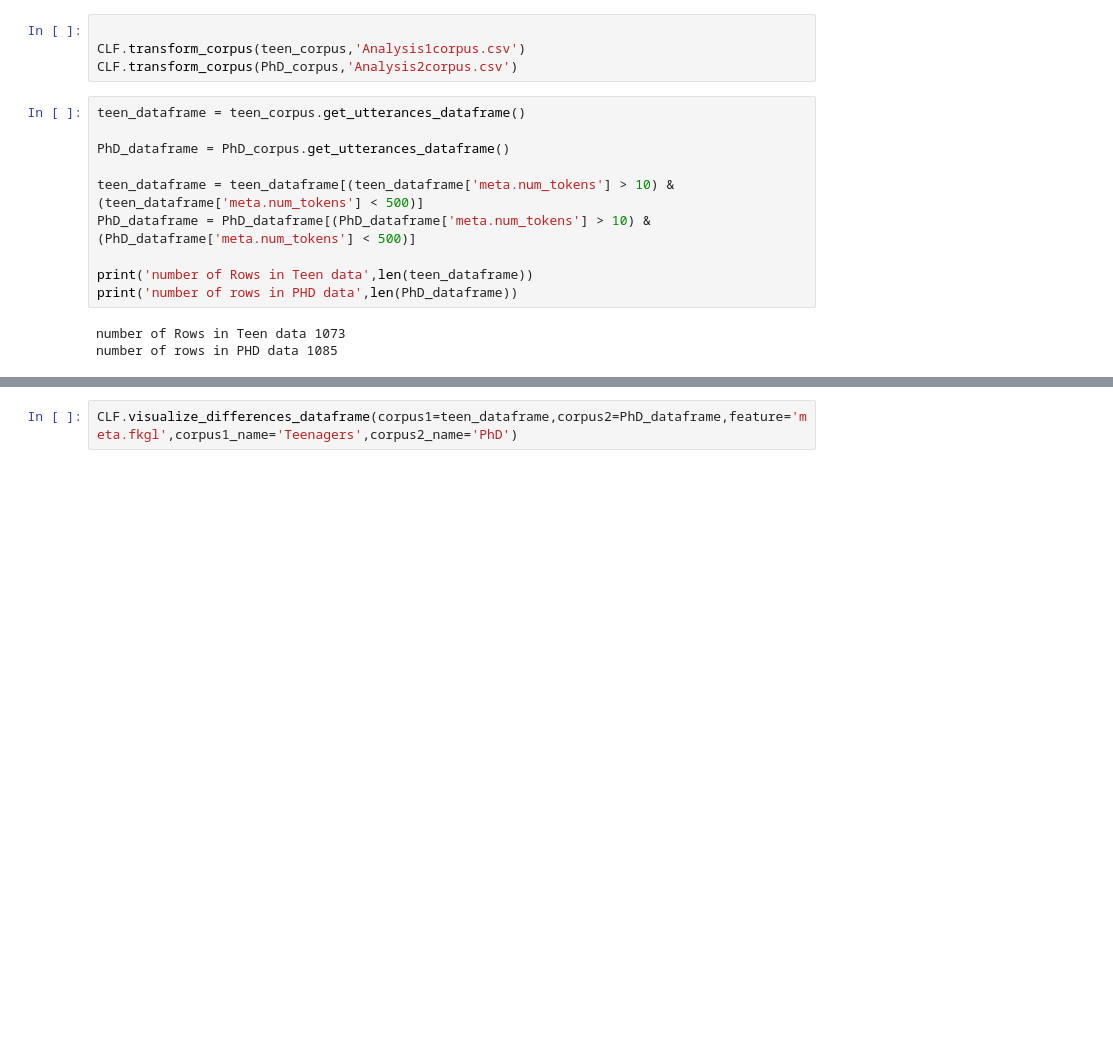
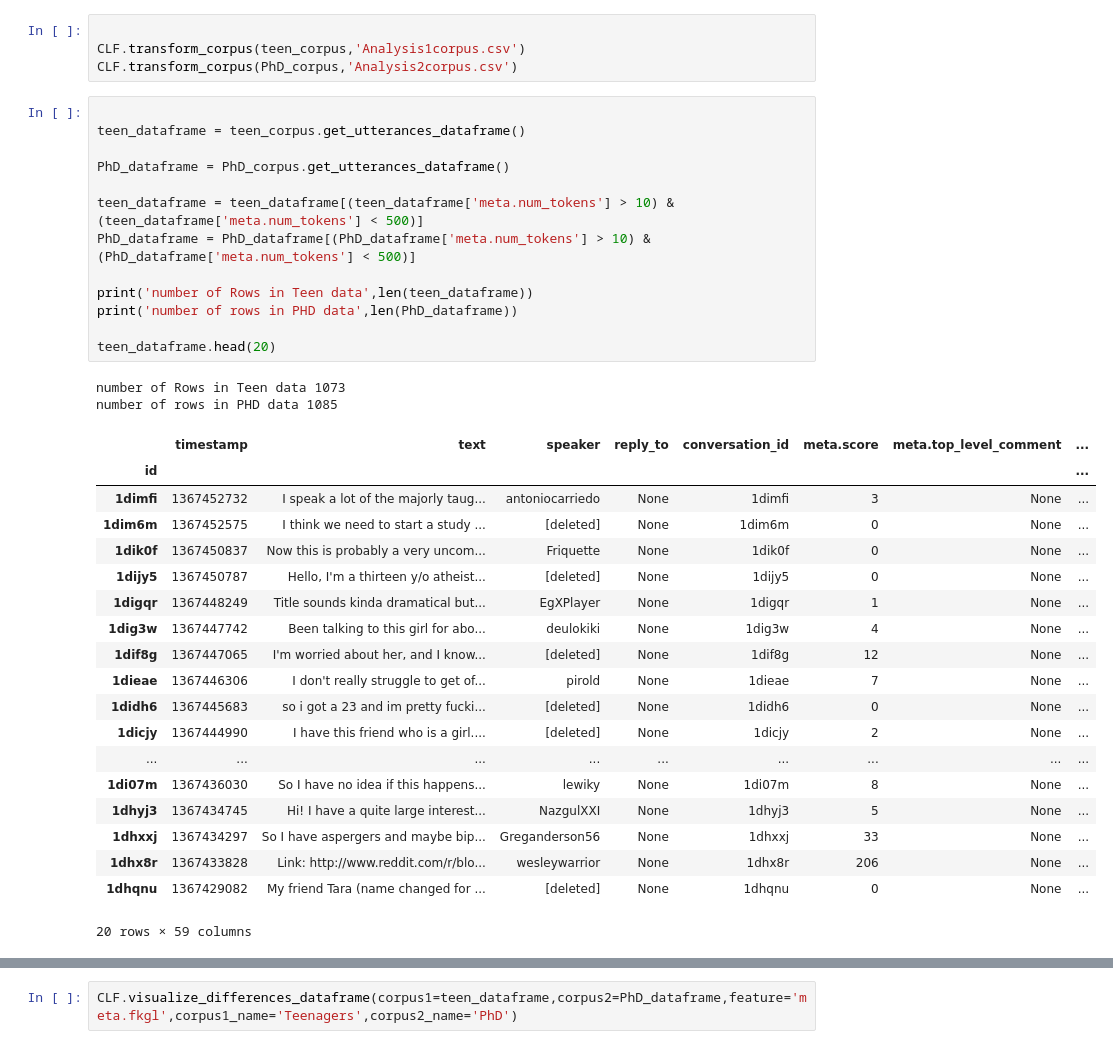
Before and after one commit to maxchamplin/NLP_and_Identity_project1, a Jupyter notebook: analysis.ipynb, the cells around one changed output, grey strips where cells are left out. Saved outputs shown, nothing was run; the diff lists cells and outputs as text; blank space fills up the shorter version.

```diff
--- a/analysis.ipynb
+++ b/analysis.ipynb
@@ -32,18 +28,40 @@ PhD_corpus = CLF.tokenize(PhD_corpus)
 CLF.transform_corpus(teen_corpus,'Analysis1corpus.csv')
 CLF.transform_corpus(PhD_corpus,'Analysis2corpus.csv')
 # %%
+
 teen_dataframe = teen_corpus.get_utterances_dataframe()
 
 PhD_dataframe = PhD_corpus.get_utterances_dataframe()
 
 teen_dataframe = teen_dataframe[(teen_dataframe['meta.num_tokens'] > 10) & (teen_dataframe['meta.num_tokens'] < 500)]
 PhD_dataframe = PhD_dataframe[(PhD_dataframe['meta.num_tokens'] > 10) & (PhD_dataframe['meta.num_tokens'] < 500)]
 
 print('number of Rows in Teen data',len(teen_dataframe))
 print('number of rows in PHD data',len(PhD_dataframe))
+
+teen_dataframe.head(20)
 # %% [output]
 number of Rows in Teen data 1073
 number of rows in PHD data 1085
+|  | timestamp | text | speaker | reply_to | conversation_id | meta.score | meta.top_level_comment | ... |
+| id |  |  |  |  |  |  |  | ... |
+| 1dimfi | 1367452732 | I speak a lot of the majorly taug... | antoniocarriedo | None | 1dimfi | 3 | None | ... |
+| 1dim6m | 1367452575 | I think we need to start a study ... | [deleted] | None | 1dim6m | 0 | None | ... |
+| 1dik0f | 1367450837 | Now this is probably a very uncom... | Friquette | None | 1dik0f | 0 | None | ... |
+| 1dijy5 | 1367450787 | Hello, I'm a thirteen y/o atheist... | [deleted] | None | 1dijy5 | 0 | None | ... |
+| 1digqr | 1367448249 | Title sounds kinda dramatical but... | EgXPlayer | None | 1digqr | 1 | None | ... |
+| 1dig3w | 1367447742 | Been talking to this girl for abo... | deulokiki | None | 1dig3w | 4 | None | ... |
+| 1dif8g | 1367447065 | I'm worried about her, and I know... | [deleted] | None | 1dif8g | 12 | None | ... |
+| 1dieae | 1367446306 | I don't really struggle to get of... | pirold | None | 1dieae | 7 | None | ... |
+| 1didh6 | 1367445683 | so i got a 23 and im pretty fucki... | [deleted] | None | 1didh6 | 0 | None | ... |
+| 1dicjy | 1367444990 | I have this friend who is a girl.... | [deleted] | None | 1dicjy | 2 | None | ... |
+| ... | ... | ... | ... | ... | ... | ... | ... | ... |
+| 1di07m | 1367436030 | So I have no idea if this happens... | lewiky | None | 1di07m | 8 | None | ... |
+| 1dhyj3 | 1367434745 | Hi! I have a quite large interest... | NazgulXXI | None | 1dhyj3 | 5 | None | ... |
+| 1dhxxj | 1367434297 | So I have aspergers and maybe bip... | Greganderson56 | None | 1dhxxj | 33 | None | ... |
+| 1dhx8r | 1367433828 | Link: http://www.reddit.com/r/blo... | wesleywarrior | None | 1dhx8r | 206 | None | ... |
+| 1dhqnu | 1367429082 | My friend Tara (name changed for ... | [deleted] | None | 1dhqnu | 0 | None | ... |
+20 rows × 59 columns
 # %%
 CLF.analyze_differences_dataframe(corpus1=teen_dataframe,corpus2=PhD_dataframe)
 # %% [output]
```
Also changed, not shown: parts of 2 cells of this notebook, 4 other files.
